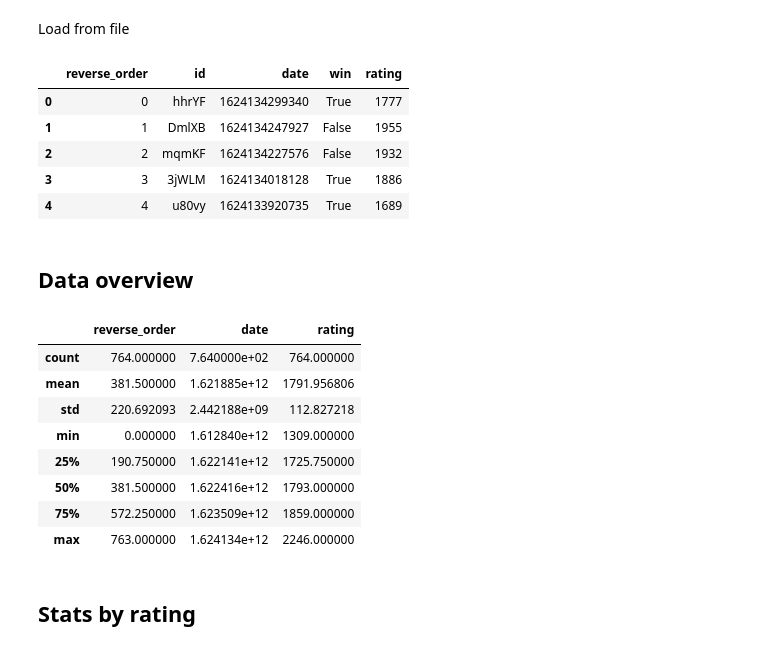
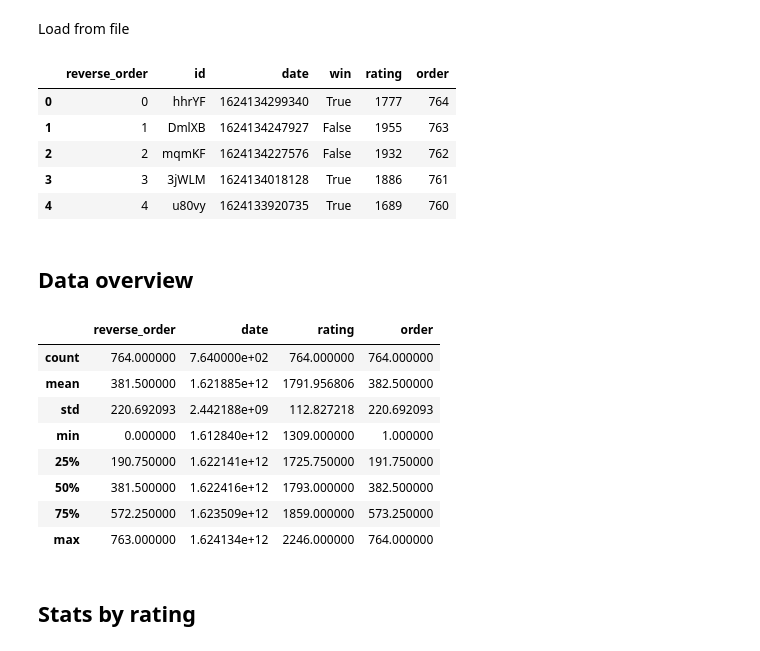
Before and after one commit to Mitchellpkt/lichess-data-viz, a Jupyter notebook: analysis.ipynb, the cells around one changed output. Cells and saved outputs as stored; diff of their text form; code cells hidden in the pictures.

```diff
--- a/analysis.ipynb
+++ b/analysis.ipynb
@@ -23,28 +23,31 @@ data_file_name = 'puzzle_history.csv'
 Load from file
 # %%
 df = pd.read_csv(os.path.join(data_file_path, data_file_name))
+num_rows = len(df)
+df['order'] = [num_rows - x for x in df['reverse_order']]
+df.drop(['reverse_order'], axis=1)
 df.head()
 # %% [output]
-|  | reverse_order | id | date | win | rating |
-| 0 | 0 | hhrYF | 1624134299340 | True | 1777 |
-| 1 | 1 | DmlXB | 1624134247927 | False | 1955 |
-| 2 | 2 | mqmKF | 1624134227576 | False | 1932 |
-| 3 | 3 | 3jWLM | 1624134018128 | True | 1886 |
-| 4 | 4 | u80vy | 1624133920735 | True | 1689 |
+|  | reverse_order | id | date | win | rating | order |
+| 0 | 0 | hhrYF | 1624134299340 | True | 1777 | 764 |
+| 1 | 1 | DmlXB | 1624134247927 | False | 1955 | 763 |
+| 2 | 2 | mqmKF | 1624134227576 | False | 1932 | 762 |
+| 3 | 3 | 3jWLM | 1624134018128 | True | 1886 | 761 |
+| 4 | 4 | u80vy | 1624133920735 | True | 1689 | 760 |
 # %% [markdown]
 ## Data overview
 # %%
 df.describe()
 # %% [output]
-|  | reverse_order | date | rating |
-| count | 764.000000 | 7.640000e+02 | 764.000000 |
-| mean | 381.500000 | 1.621885e+12 | 1791.956806 |
-| std | 220.692093 | 2.442188e+09 | 112.827218 |
-| min | 0.000000 | 1.612840e+12 | 1309.000000 |
-| 25% | 190.750000 | 1.622141e+12 | 1725.750000 |
-| 50% | 381.500000 | 1.622416e+12 | 1793.000000 |
-| 75% | 572.250000 | 1.623509e+12 | 1859.000000 |
-| max | 763.000000 | 1.624134e+12 | 2246.000000 |
+|  | reverse_order | date | rating | order |
+| count | 764.000000 | 7.640000e+02 | 764.000000 | 764.000000 |
+| mean | 381.500000 | 1.621885e+12 | 1791.956806 | 382.500000 |
+| std | 220.692093 | 2.442188e+09 | 112.827218 | 220.692093 |
+| min | 0.000000 | 1.612840e+12 | 1309.000000 | 1.000000 |
+| 25% | 190.750000 | 1.622141e+12 | 1725.750000 | 191.750000 |
+| 50% | 381.500000 | 1.622416e+12 | 1793.000000 | 382.500000 |
+| 75% | 572.250000 | 1.623509e+12 | 1859.000000 | 573.250000 |
+| max | 763.000000 | 1.624134e+12 | 2246.000000 | 764.000000 |
 # %% [markdown]
 ## Stats by rating
 # %%
```
Also changed, not shown: parts of 18 cells of this notebook.
